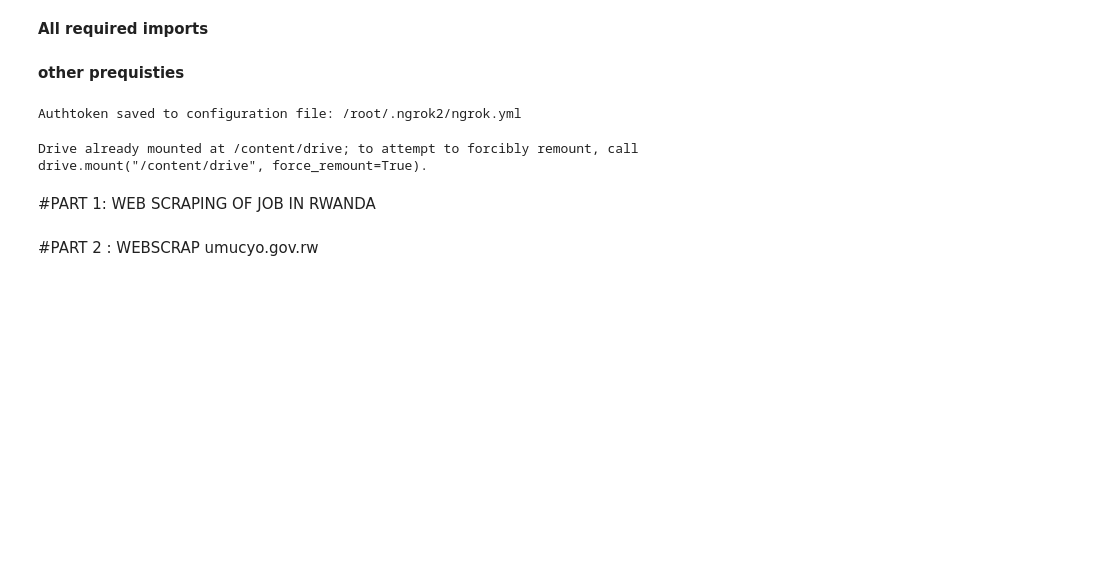
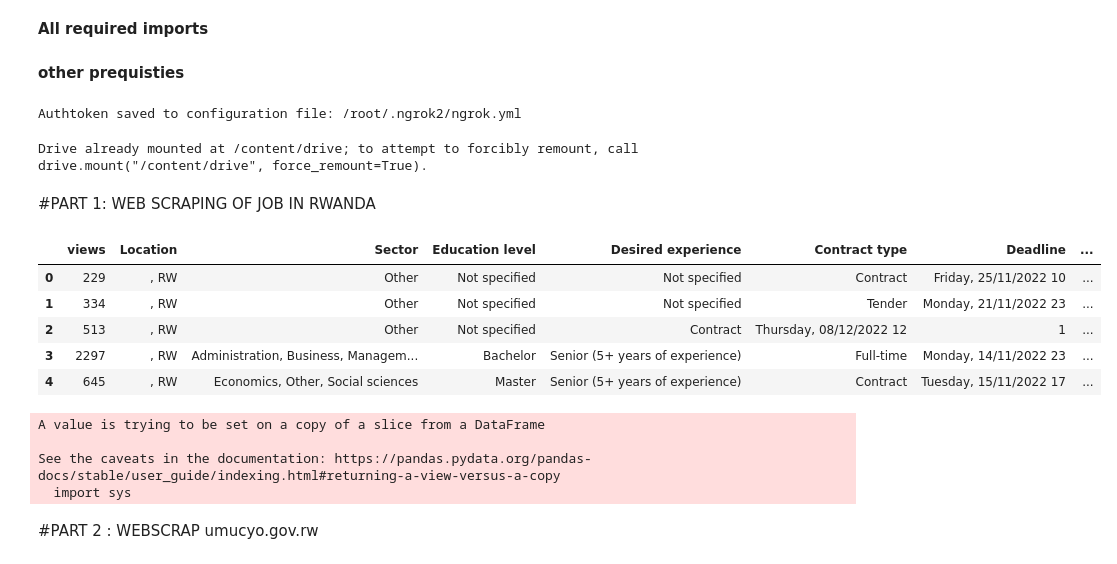
Before and after one commit to coldsober-irene/hackathon1, a Jupyter notebook: Irene_Nsengumukiza_Hackathon_File.ipynb, the cells around one changed output. Drawn from its saved outputs; the diff is of its cells as text; code cells hidden in the pictures; blank space fills up the shorter version.

```diff
--- a/Irene_Nsengumukiza_Hackathon_File.ipynb
+++ b/Irene_Nsengumukiza_Hackathon_File.ipynb
@@ -62,16 +62,6 @@ description_divs = {}
 job_summary = {}
 for index,level2_soup in enumerate(list(soups2.values())):
   description_divs[index] = level2_soup.find('div', class_ = 'clearfix text-formatted field field--name-field-job-full-description field--type-text-long field--label-hidden field__item')
-  # application link
-  app_link = "No link"
-  try:
-    app_link = level2_soup.find("a", class_ = "btn btn-sm btn-success")['href']
-    if app_link.startswith("/"):
-      app_link = "https://www.jobinrwanda.com"+app_link
-    if "https" not in app_link:
-      app_link = "No link"
-  except:
-    pass
   ul = level2_soup.find('ul', class_ = 'list-group list-group-flush')
   info = {}
   for li in ul.children:
@@ -87,8 +77,8 @@ for index,level2_soup in enumerate(list(soups2.values())):
           info[k.lstrip()] = value
     except AttributeError:
       pass
-  info["application link"] = app_link
-  # print(info)
+  # info["application link"] = app_link
+  # # print(info)
   job_summary[index] = info
 # %%
 # FULL CONTENT OF EACH FEATURE
@@ -112,7 +102,14 @@ df1 = pd.DataFrame(job_info_rows, columns = columns)
 df1['job title'] = job_titles
 df1['job title'] = df1['job title'].str.replace('\n','',regex=True).astype('str')
 # %%
-df1.tail()
+df1.head()
+# %% [output]
+|  | views | Location | Sector | Education level | Desired experience | Contract type | Deadline | ... |
+| 0 | 229 | , RW | Other | Not specified | Not specified | Contract | Friday, 25/11/2022 10 | ... |
+| 1 | 334 | , RW | Other | Not specified | Not specified | Tender | Monday, 21/11/2022 23 | ... |
+| 2 | 513 | , RW | Other | Not specified | Contract | Thursday, 08/12/2022 12 | 1 | ... |
+| 3 | 2297 | , RW | Administration, Business, Managem... | Bachelor | Senior (5+ years of experience) | Full-time | Monday, 14/11/2022 23 | ... |
+| 4 | 645 | , RW | Economics, Other, Social sciences | Master | Senior (5+ years of experience) | Contract | Tuesday, 15/11/2022 17 | ... |
 # %%
 # FILTER FOR ONLY IT RELATED JOBS & CONSULTANCY
 IT_based_jobs = df1.copy()
@@ -123,6 +120,11 @@ for index in range(len(IT_based_jobs)):
     IT_based_jobs['is IT job'][index] = True
 
 IT_based_jobs = IT_based_jobs[IT_based_jobs['is IT job'] == True]
+# %% [output]
+A value is trying to be set on a copy of a slice from a DataFrame
+
+See the caveats in the documentation: https://pandas.pydata.org/pandas-docs/stable/user_guide/indexing.html#returning-a-view-versus-a-copy
+  import sys
 # %% [markdown]
 #PART 2 : WEBSCRAP umucyo.gov.rw
 # %%
```
Also changed, not shown: parts of 2 cells of this notebook.
